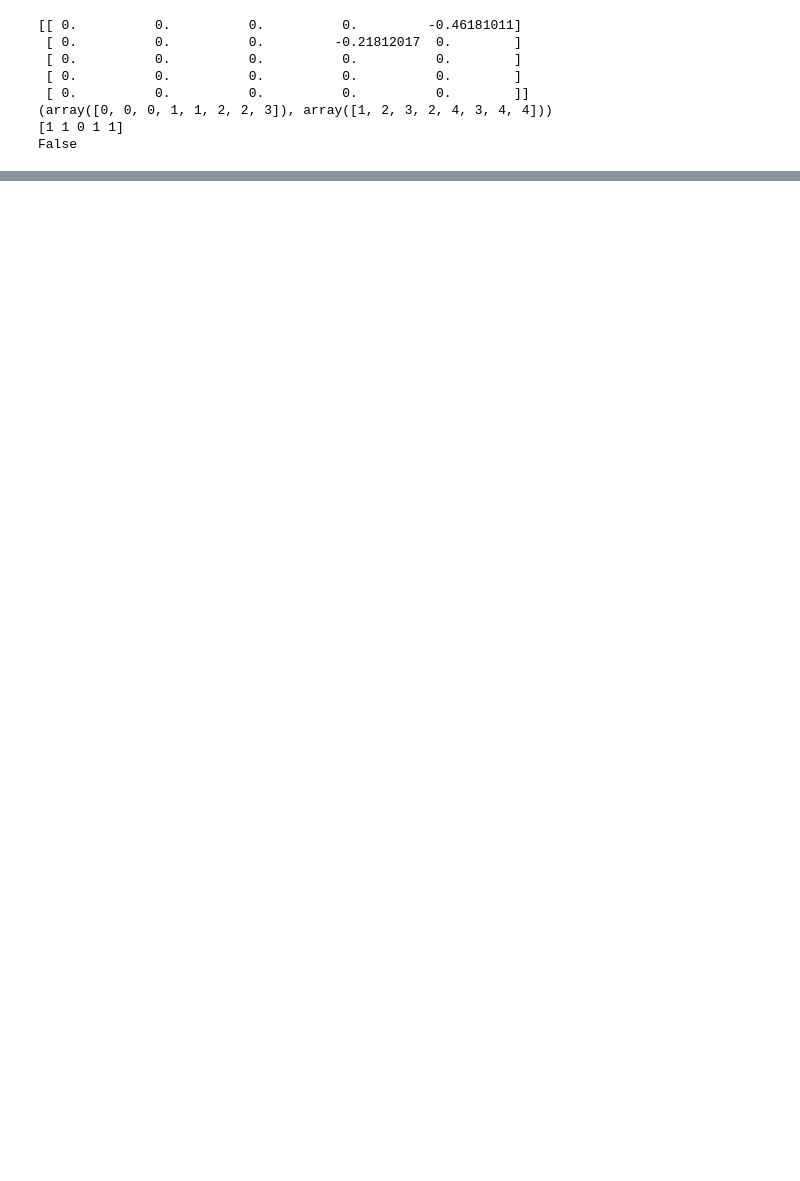
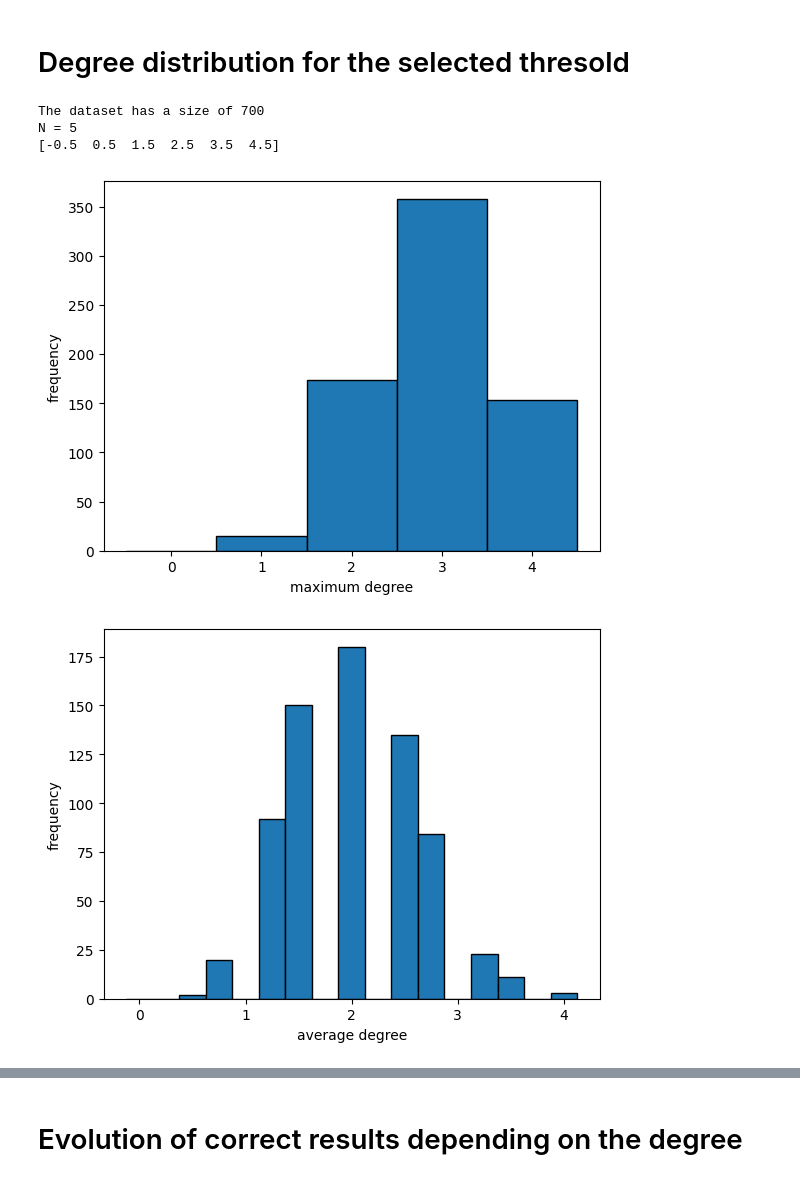
Before and after one commit to FabianGanzer/REP_quantum_annealing, a Jupyter notebook: degree_of_graph.ipynb, the cells around one changed output, grey strips where cells are left out. Drawn from its saved outputs; the diff is of its cells as text; code cells hidden in the pictures; blank space fills up the shorter version.

Commit message:
dependence of ratio of correct results on the degree of the graph

```diff
--- a/degree_of_graph.ipynb
+++ b/degree_of_graph.ipynb
@@ -14,23 +76,55 @@ N = 5               # number of users
 M = 4               # length of id-sequence for every user
 K = 100              # number of antennas
 xi = 0              # std of thermal noise
+
+neglection_thres = 0.08
+blocksize = 100
+avg_binsize = 0.25
-# %%
-# ----------------- Program -----------------
-# check the degree distribution of different neglection thresolds
-fname = path + f"neglection_thres_{0.15}_N_5_M_4_K_100_xi_0.npy"
-data = np.load(fname, allow_pickle=True).item()
-
-i = 15
-print(data["J_n"][i])
-print(data["where_n"][i])
-print(degree_of_nodes(adjacency_from_couplings(data["J_n"][i])))
-print(is_connected(adjacency_from_couplings(data["J_n"][i])))
-# %% [output]
-[[ 0.          0.          0.          0.         -0.46181011]
- [ 0.          0.          0.         -0.21812017  0.        ]
- [ 0.          0.          0.          0.          0.        ]
- [ 0.          0.          0.          0.          0.        ]
- [ 0.          0.          0.          0.          0.        ]]
-(array([0, 0, 0, 1, 1, 2, 2, 3]), array([1, 2, 3, 2, 4, 3, 4, 4]))
-[1 1 0 1 1]
-False
+# %% [markdown]
+# Degree distribution for the selected thresold
+# %%
+# ----------------- Program -----------------
+# check the degree distribution of degrees for a neglection thresold
+fname = path + f"neglection_thres_{neglection_thres}_N_5_M_4_K_100_xi_0.npy"
+data = np.load(fname, allow_pickle=True).item()
+
+size = data["size"]
+print(f"The dataset has a size of {size}")
+
+degree_max = np.zeros(size)
+degree_avg = np.zeros(size)
+degree_min = np.zeros(size)
+
+for i in range(size):
+    degrees = degree_of_nodes(adjacency_from_couplings(data["J_n"][i]))
+    degree_max[i] = np.max(degrees)
+    degree_min[i] = np.min(degrees)
+    degree_avg[i] = np.mean(degrees)
+
+print(f"N = {data['N']}")
+
+bins = get_bin_edges(1, 0, data["N"]-1)
+print(bins)
+bins_avg = get_bin_edges(avg_binsize, 0, data["N"]-1)
+
+
+plt.hist(degree_max, align="mid", bins=bins, edgecolor="black")
+plt.ylabel("frequency")
+plt.xlabel("maximum degree")
+plt.show()
+
+plt.hist(degree_avg, align="mid", bins=bins_avg, edgecolor="black")
+plt.xlabel("average degree")
+plt.ylabel("frequency")
+plt.show()
+
+plt.hist(degree_min, align="mid", bins=bins, edgecolor="black")
+plt.xlabel("minimum degree")
+plt.ylabel("frequency")
+plt.show()
+# %% [output]
+The dataset has a size of 700
+N = 5
+[-0.5  0.5  1.5  2.5  3.5  4.5]
+[figure, added]
+[figure, added]
@@ -36,0 +132,2 @@ False
+# %% [markdown]
+# Evolution of correct results depending on the degree
```
Also changed, not shown: parts of 7 cells of this notebook, 45 other files.
